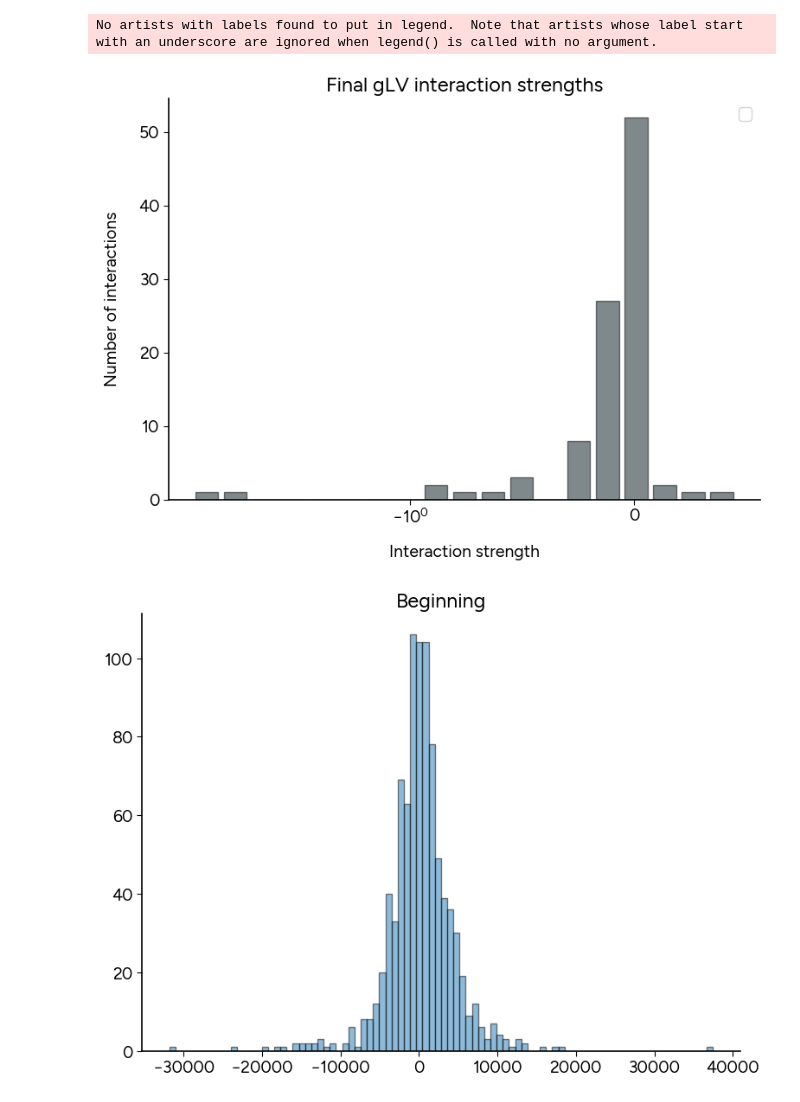
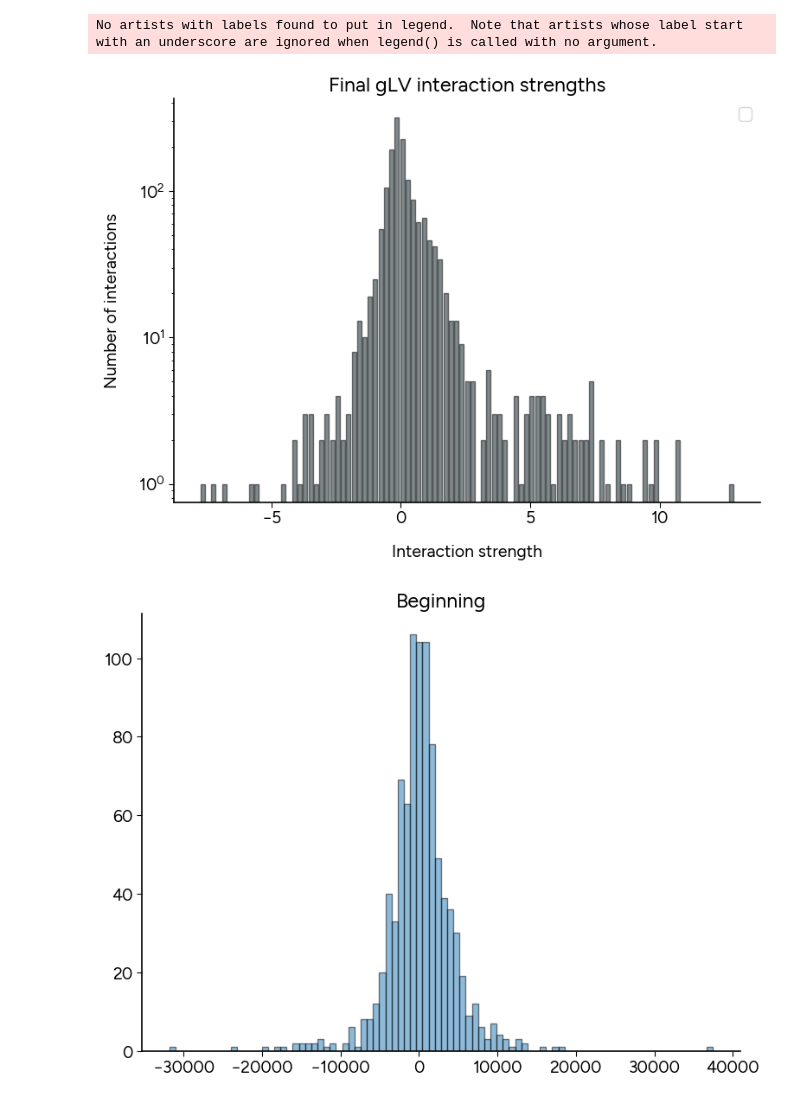
Before and after one commit to prajwalp/OE-dilutions, a Jupyter notebook: crossfeeding_dist.ipynb, the cells around one changed output. Drawn from its saved outputs; the diff is of its cells as text; code cells hidden in the pictures.

```diff
--- a/crossfeeding_dist.ipynb
+++ b/crossfeeding_dist.ipynb
@@ -133,10 +131,11 @@ leakageRate = 0.2
 unscaledMuMatrix = np.random.lognormal(-1.95,1,(Ns,Nr))
 muMatrix = (1-leakageRate) * unscaledMuMatrix / np.max(unscaledMuMatrix)
 
-kMatrix = np.random.lognormal(2.5, 1.62,(Ns,Nr))/1000
+kMatrix = np.random.lognormal(5.5, 1.2,(Ns,Nr))/1000
 
 unscaledDTensor = np.random.lognormal(-8.78, 2.75,(Ns,Nr,Nr))
-dTensor = leakageRate *unscaledDTensor / np.max(unscaledDTensor)
+dTensor = 0.9* leakageRate *unscaledDTensor / np.max(unscaledDTensor)
+# dTensor = np.zeros((Ns,Nr,Nr))
 # dTensor = leakageRate * unscaledDTensor / np.sum(unscaledDTensor,axis=2)[:,:,np.newaxis]
 
 supplyVec = np.full(Nr,10)
@@ -144,15 +143,17 @@ delta = 0.2
 
 assertParams(muMatrix,kMatrix,dTensor,delta,supplyVec)
 
-rVecBeginning = supplyVec.copy() * 0.9
+rVecBeginning = supplyVec.copy() * 0.99
 rVecEnd = np.random.lognormal(np.mean(kMatrix)/np.mean(supplyVec),1,Nr)
 # %%
 growthVecBeginning,interactionMatrixBeginning = glvParamsFn(muMatrix,kMatrix,dTensor,rVecBeginning,delta,supplyVec)
 # %%
-growthBeginHist,growthBeginEdges = binValuesFn(growthVecBeginning,density=False,logBins=False,nBins=5)
+nBins = 10
+
+growthBeginHist,growthBeginEdges = binValuesFn(growthVecBeginning,density=False,logBins=False,nBins=nBins)
 growthBeginCentres = (growthBeginEdges[:-1]+growthBeginEdges[1:])/2
 
-intBegHistPos,intBegEdgesPos,intBegHistNeg,intBegEdgesNeg = binValuesFn(interactionMatrixBeginning.flatten(),density=False,logBins=True,nBins=5)
+intBegHistPos,intBegEdgesPos,intBegHistNeg,intBegEdgesNeg = binValuesFn(interactionMatrixBeginning.flatten(),density=False,logBins=True,nBins=5*nBins)
 intBegCentresPos = (intBegEdgesPos[:-1]+intBegEdgesPos[1:])/2
 intBegCentresNeg = (intBegEdgesNeg[:-1]+intBegEdgesNeg[1:])/2
 # %%
@@ -198,2 +204,0 @@ plt.show()
-# %%
-rVecEnd = sol.y[Ns:,-1]
@@ -214,14 +226,14 @@ plt.show()
 # %%
 growthVecEnd,interactionMatrixEnd = glvParamsFn(muMatrix,kMatrix,dTensor,rVecEnd,delta,supplyVec)
 # %%
-growthEndHist,growthEndEdges = binValuesFn(growthVecEnd,density=False,logBins=False,nBins=10)
+growthEndHist,growthEndEdges = binValuesFn(growthVecEnd,density=False,logBins=False,nBins=nBins)
 growthEndCentres = (growthEndEdges[:-1]+growthEndEdges[1:])/2
 
-# intEndHistPos,intEndEdgesPos,intEndHistNeg,intEndEdgesNeg = binValuesFn(interactionMatrixEnd.flatten(),density=False,logBins=True,nBins=10)
-# intEndCentresPos = (intEndEdgesPos[:-1]+intEndEdgesPos[1:])/2
-# intEndCentresNeg = (intEndEdgesNeg[:-1]+intEndEdgesNeg[1:])/2
+intEndHistPos,intEndEdgesPos,intEndHistNeg,intEndEdgesNeg = binValuesFn(interactionMatrixEnd.flatten(),density=False,logBins=True,nBins=nBins*5)
+intEndCentresPos = (intEndEdgesPos[:-1]+intEndEdgesPos[1:])/2
+intEndCentresNeg = (intEndEdgesNeg[:-1]+intEndEdgesNeg[1:])/2
 
-interactionEndHist,interactionEndEdges = binValuesFn(interactionMatrixEnd.flatten(),density=False,logBins=False,nBins=10)
+interactionEndHist,interactionEndEdges = binValuesFn(interactionMatrixEnd.flatten(),density=False,logBins=False,nBins=nBins*5)
 interactionEndCentres = (interactionEndEdges[:-1]+interactionEndEdges[1:])/2
 # %%
 plt.bar(growthEndCentres,growthEndHist,width=np.diff(growthEndEdges)*0.8,align="center",edgecolor="black",alpha=0.5)
@@ -237,21 +249,23 @@ plt.show()
 # %%
 # plt.bar(intEndCentresPos,intEndHistPos,width=np.diff(intEndEdgesPos)*0.8,align="center",edgecolor="black",alpha=0.5,label="Positive interactions")
 # plt.bar(-intEndCentresNeg,intEndHistNeg,width=np.diff(intEndEdgesNeg)*0.8,align="center",edgecolor="black",alpha=0.5,label="Negative interactions")
+# plt.xscale("symlog")
 
 plt.bar(interactionEndCentres,interactionEndHist,width=np.diff(interactionEndEdges)*0.8,align="center",edgecolor="black",alpha=0.5)
+plt.yscale("log")
 
 plt.xlabel("Interaction strength")
 plt.ylabel("Number of interactions")
 
 plt.title("Final gLV interaction strengths")
 
 plt.legend()
-plt.xscale("symlog")
+
 
 plt.show()
 # %% [output]
 No artists with labels found to put in legend.  Note that artists whose label start with an underscore are ignored when legend() is called with no argument.
-[figure, old version]
+[figure, new version]
 # %%
 growthVec,interactionMatrix = glvParamsFn(muMatrix,kMatrix,dTensor,supplyVec,delta,supplyVec*0.9)
 # %%
```
Also changed, not shown: parts of 11 cells of this notebook.
